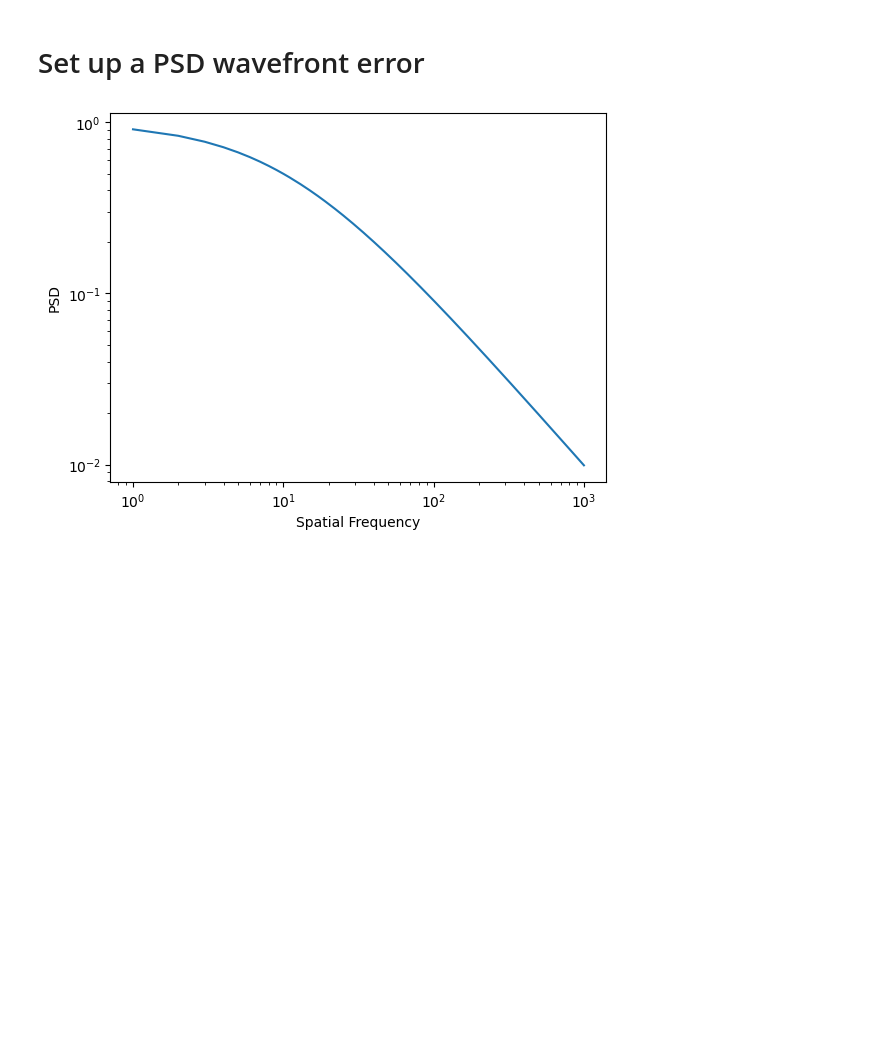
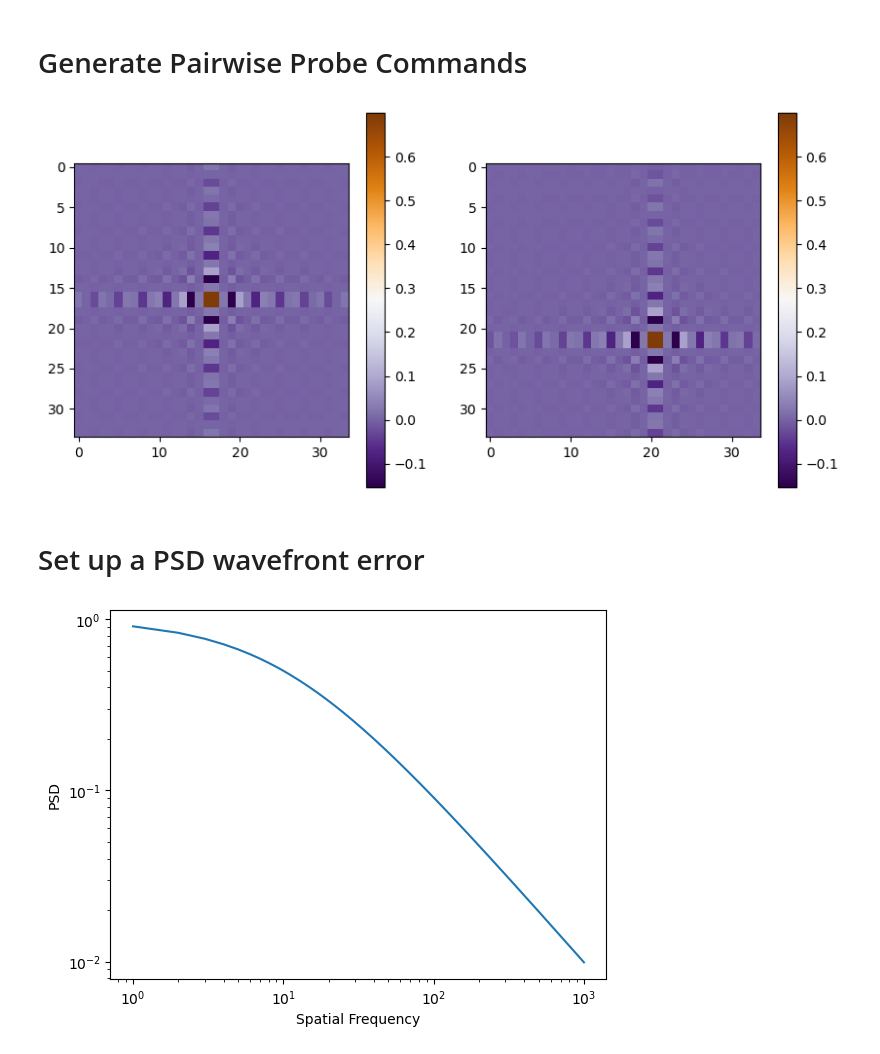
Before and after one commit to Jashcraf/poi, a Jupyter notebook: demo_iefc.ipynb, the cells around one changed output. Saved outputs shown, nothing was run; the diff lists cells and outputs as text; code cells hidden in the pictures; blank space fills up the shorter version.

```diff
--- a/demo_iefc.ipynb
+++ b/demo_iefc.ipynb
@@ -16,6 +17,33 @@ import matplotlib.pyplot as plt
 from matplotlib.colors import LogNorm
 from matplotlib.patches import Circle
 from tqdm import tqdm
+# %% [markdown]
+# Generate Pairwise Probe Commands
+# %%
+Nacts = 34
+amp = 1
+probe_radius = 11 # is this L/D ?
+shift = (4, 5)
+
+probe1 = create_sinc_probe(Nacts=Nacts,
+                          amp=amp,
+                          probe_radius=probe_radius)
+
+probe2 = create_sinc_probe(Nacts=Nacts,
+                          amp=amp,
+                          probe_radius=probe_radius,
+                          offset=shift)
+
+plt.figure(figsize=[10, 5])
+plt.subplot(121)
+plt.imshow(probe1, cmap="PuOr_r")
+plt.colorbar()
+plt.subplot(122)
+plt.imshow(probe2, cmap="PuOr_r")
+plt.colorbar()
+plt.show()
+# %% [output]
+[figure, added]
 # %% [markdown]
 # Set up a PSD wavefront error
 # %%
```
Also changed, not shown: parts of 27 cells of this notebook.
